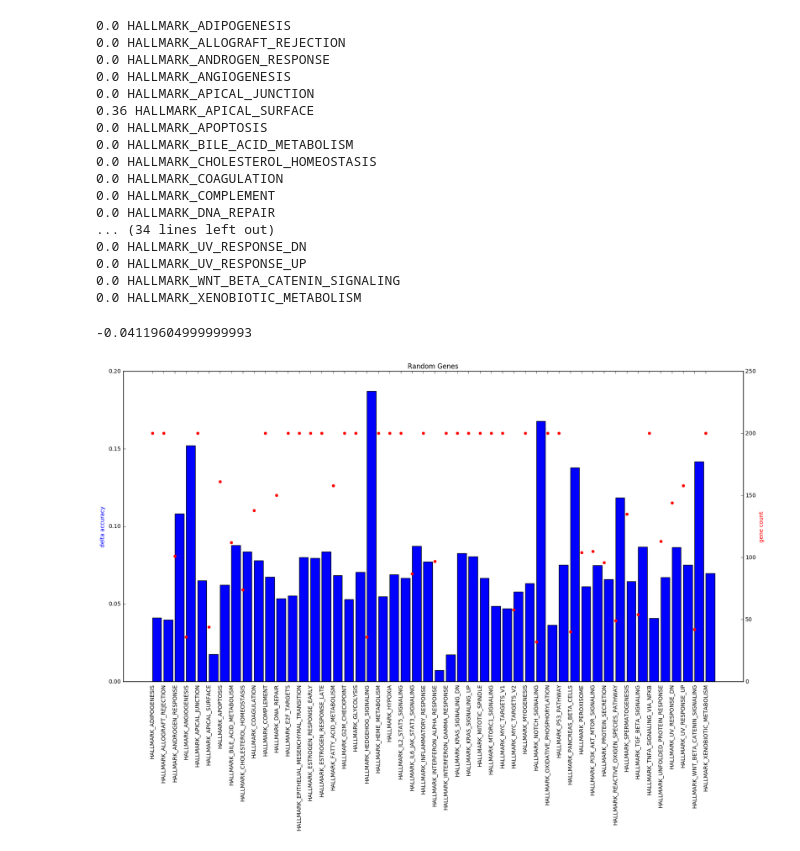
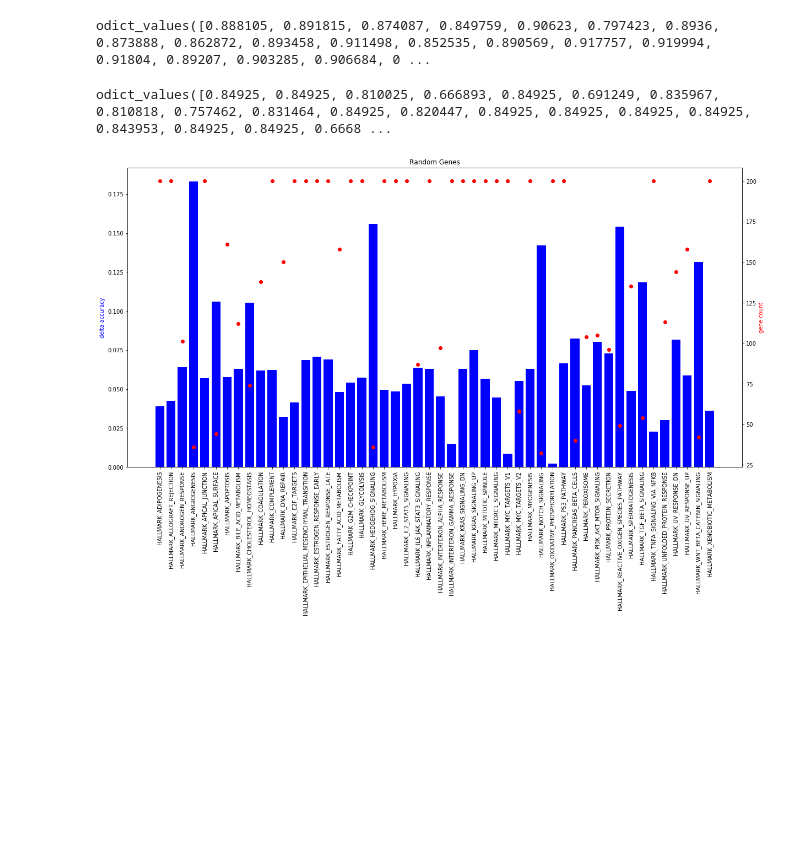
Before and after one commit to SystemsGenetics/gene-oracle, a Jupyter notebook: notebooks/AccuracyAcrossHallmarks_gtex.ipynb, the cells around one changed output. Saved outputs shown, nothing was run; the diff lists cells and outputs as text; code cells hidden in the pictures; blank space fills up the shorter version.

Commit message:
Accuracy Updates for new gtex)

```diff
--- a/notebooks/AccuracyAcrossHallmarks_gtex.ipynb
+++ b/notebooks/AccuracyAcrossHallmarks_gtex.ipynb
@@ -63,0 +90,5 @@ len(accurs_r)
+# %%
+rand_data = {}
+for hallmark in accurs.keys():
+        num_genes=gene_count_dict[hallmark]
+        rand_data[hallmark] = accurs_r[str(num_genes)]
@@ -121,3 +142,0 @@ array([  0.,   0.,   0.,   0.,   0.,  36.,   0.,   0.,   0.,   0.,   0.,
-# %%
-for i in range(50):
-    pval[i] = pval[i] / 100
@@ -143,51 +143,35 @@ plt.show()
-# %%
-genes = list()
-for i in range(len(pval)):
-    print(pval[i],datasets[i])
-    if(pval[i] > 0):
-        genes.append(datasets[i])
-# %% [output]
-0.0 HALLMARK_ADIPOGENESIS
-0.0 HALLMARK_ALLOGRAFT_REJECTION
-0.0 HALLMARK_ANDROGEN_RESPONSE
-0.0 HALLMARK_ANGIOGENESIS
-0.0 HALLMARK_APICAL_JUNCTION
-0.36 HALLMARK_APICAL_SURFACE
-0.0 HALLMARK_APOPTOSIS
-0.0 HALLMARK_BILE_ACID_METABOLISM
-0.0 HALLMARK_CHOLESTEROL_HOMEOSTASIS
-0.0 HALLMARK_COAGULATION
-0.0 HALLMARK_COMPLEMENT
-0.0 HALLMARK_DNA_REPAIR
-... (34 lines left out)
-0.0 HALLMARK_UV_RESPONSE_DN
-0.0 HALLMARK_UV_RESPONSE_UP
-0.0 HALLMARK_WNT_BETA_CATENIN_SIGNALING
-0.0 HALLMARK_XENOBIOTIC_METABOLISM
-# %%
-ran_accurs[0] - accurs[0]
-# %% [output]
--0.04119604999999993
+# %%
+accurs_list = list(od.values())
+od2= collections.OrderedDict(sorted(rand_data.items()))
+rand_accurs_list = list(od2.values())
+# %%
+od.values()
+# %% [output]
+odict_values([0.888105, 0.891815, 0.874087, 0.849759, 0.90623, 0.797423, 0.8936, 0.873888, 0.862872, 0.893458, 0.911498, 0.852535, 0.890569, 0.917757, 0.919994, 0.91804, 0.89207, 0.903285, 0.906684, 0 ...
+# %%
+od2.values()
+# %% [output]
+odict_values([0.84925, 0.84925, 0.810025, 0.666893, 0.84925, 0.691249, 0.835967, 0.810818, 0.757462, 0.831464, 0.84925, 0.820447, 0.84925, 0.84925, 0.84925, 0.84925, 0.843953, 0.84925, 0.84925, 0.6668 ...
 # %%
-accur_diff = [abs(accurs[i] - ran_accurs[i]) for i in range(len(accurs))]
+accur_diff = [abs(accurs_list[i] - rand_accurs_list[i]) for i in range(len(od))]
 fig = plt.figure(figsize=(20,10))
 plt.title("Random Genes")
 plt.xticks(x,datasets)
 plt.xticks(rotation=90)
 
 ax3 = fig.add_subplot(111)
 ax4=fig.add_subplot(111)
 
 ax3.bar(x,accur_diff, color='b')
 ax3.set_ylabel('delta accuracy',color='b')
 
 ax4 = ax3.twinx()
 ax4.scatter(x, gene_counts, color='r')
 ax4.yaxis.tick_right()
 ax4.xaxis.tick_bottom()
 ax4.yaxis.set_label_position('right')
 ax4.set_ylabel('gene count', color='r')
 
 plt.show()
 # %% [output]
-[figure, old version]
+[figure, new version]
```
Also changed, not shown: parts of 17 cells of this notebook.
